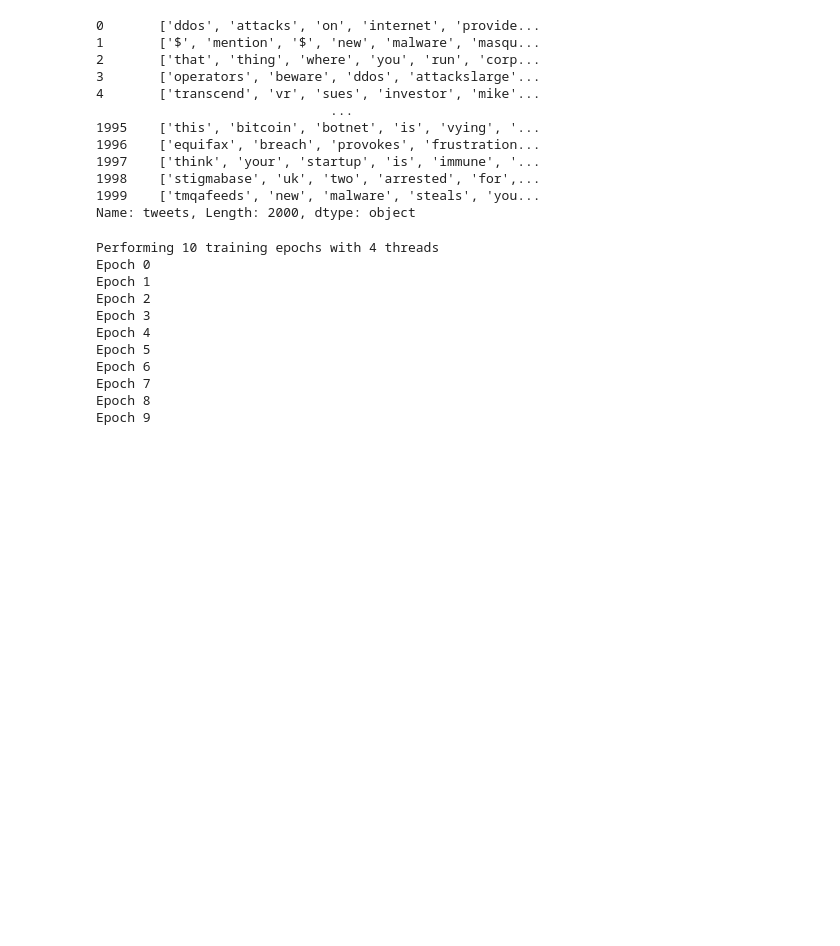
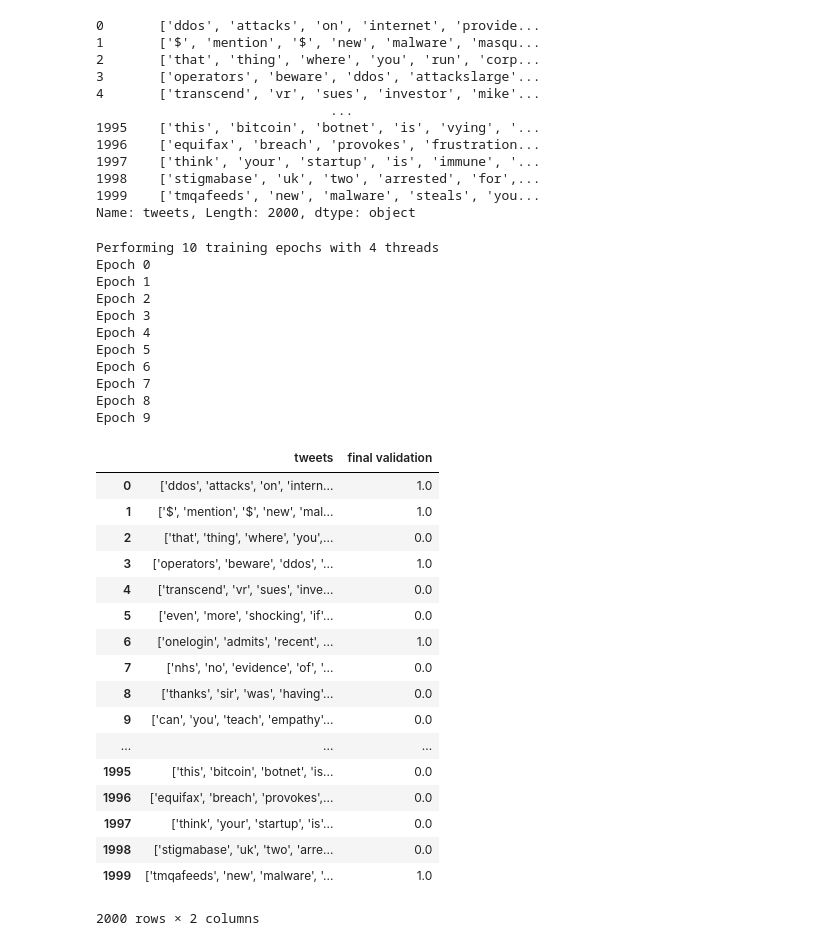
Before and after one commit to aishanya11/Detecting-Cyber-Security-Threats-from-Short-Noisy-Texts, a Jupyter notebook: code_1.ipynb, the cells around one changed output. Saved outputs shown, nothing was run; the diff lists cells and outputs as text; code cells hidden in the pictures; blank space fills up the shorter version.

```diff
--- a/code_1.ipynb
+++ b/code_1.ipynb
@@ -198,0 +206,26 @@ Epoch 9
+# %%
+
+db = pd.read_csv("tokenisedData.csv", sep=";")
+# %%
+db.columns = ['0','1',"tweets","final validation"]
+# %%
+db = db.drop(['0','1'],axis =1)
+# %% [output]
+|  | tweets | final validation |
+| 0 | ['ddos', 'attacks', 'on', 'intern... | 1.0 |
+| 1 | ['$', 'mention', '$', 'new', 'mal... | 1.0 |
+| 2 | ['that', 'thing', 'where', 'you',... | 0.0 |
+| 3 | ['operators', 'beware', 'ddos', '... | 1.0 |
+| 4 | ['transcend', 'vr', 'sues', 'inve... | 0.0 |
+| 5 | ['even', 'more', 'shocking', 'if'... | 0.0 |
+| 6 | ['onelogin', 'admits', 'recent', ... | 1.0 |
+| 7 | ['nhs', 'no', 'evidence', 'of', '... | 0.0 |
+| 8 | ['thanks', 'sir', 'was', 'having'... | 0.0 |
+| 9 | ['can', 'you', 'teach', 'empathy'... | 0.0 |
+| ... | ... | ... |
+| 1995 | ['this', 'bitcoin', 'botnet', 'is... | 0.0 |
+| 1996 | ['equifax', 'breach', 'provokes',... | 0.0 |
+| 1997 | ['think', 'your', 'startup', 'is'... | 0.0 |
+| 1998 | ['stigmabase', 'uk', 'two', 'arre... | 0.0 |
+| 1999 | ['tmqafeeds', 'new', 'malware', '... | 1.0 |
+2000 rows × 2 columns
```
Also changed, not shown: parts of 13 cells of this notebook, 1 other file.
